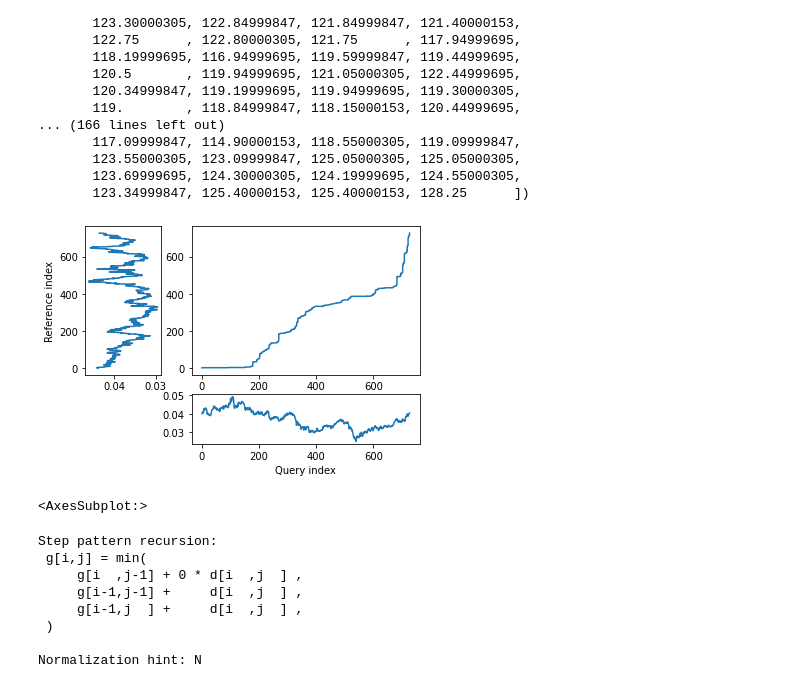
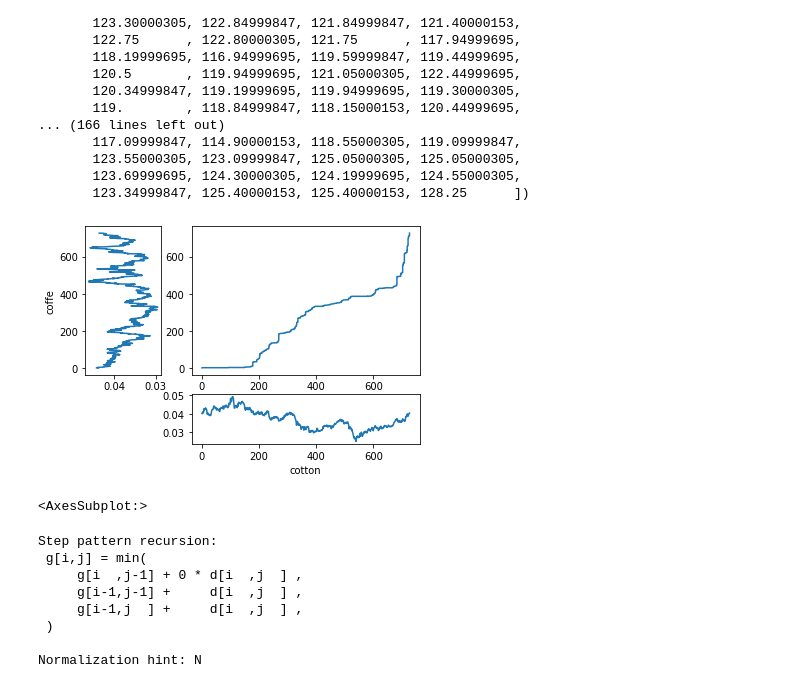
Before and after one commit to russouadriel/LSTM-for-Commodities-Prediction, a Jupyter notebook: 02_Dinamic_Time_Warping_Commodities.ipynb, the cells around one changed output. Cells and saved outputs as stored; diff of their text form; code cells hidden in the pictures.

```diff
--- a/02_Dinamic_Time_Warping_Commodities.ipynb
+++ b/02_Dinamic_Time_Warping_Commodities.ipynb
@@ -79,9 +79,9 @@ normy = y2 / np.linalg.norm(y2)
 # %%
 alignment = dtw(normx, normy, keep_internals=True)
 
-alignment.plot(type="threeway")
+alignment.plot(type="threeway",xlab ="cotton",ylab ="coffe")
 # %% [output]
-[figure, old version]
+[figure, new version]
 <AxesSubplot:>
 # %%
 print(asymmetricP0)
```
Also changed, not shown: parts of 3 cells of this notebook, 24 other files.
